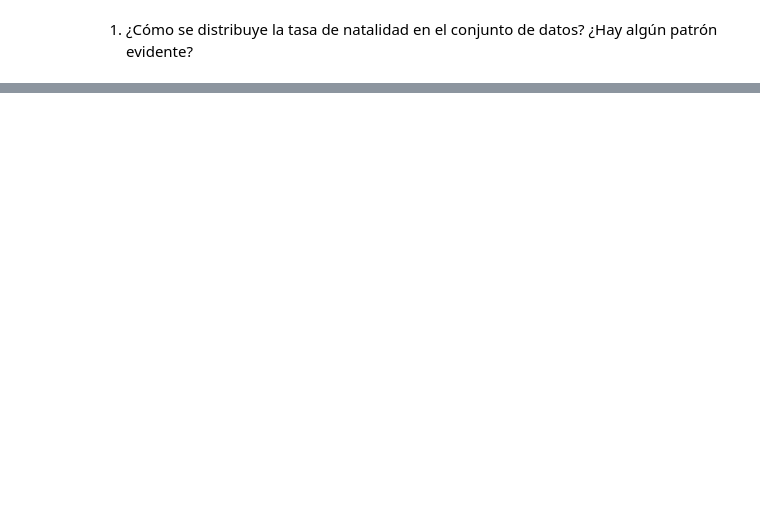
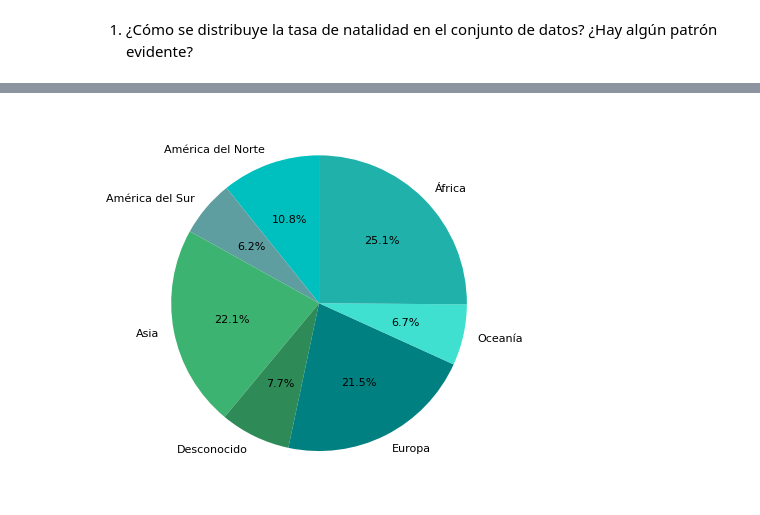
Before and after one commit to Adalab/Promo-F-da-modulo3-sprint2-pairprogramming_Reyes_Marga, a Jupyter notebook: 7_pair_visualizacion.ipynb, the cells around one changed output, grey strips where cells are left out. Cells and saved outputs as stored; diff of their text form; code cells hidden in the pictures; blank space fills up the shorter version.

```diff
--- a/7_pair_visualizacion.ipynb
+++ b/7_pair_visualizacion.ipynb
@@ -39,0 +86,3 @@ Index(['price', 'retail_price', 'units_sold', 'uses_ad_boosts', 'rating_x',
+# %%
+df_continentes = df_pair.groupby("continente")["country"].count().reset_index()
+df_continentes
@@ -39,0 +98,15 @@ Index(['price', 'retail_price', 'units_sold', 'uses_ad_boosts', 'rating_x',
+# %%
+# lo primero que vamos a hacer es definir una lista para definir los colores que queremos para cada una de las categorías.
+# Esta lista debe tener tantos elementos como categorías tenemos en la columna de estudio (en este caso 7)
+colores = ["c", "cadetblue", "mediumseagreen", "seagreen", "teal", "turquoise", "lightseagreen"]
+
+
+# creamos el gráfico basándonos en el DataFrame que hemos creado en el paso anterior
+plt.pie("country", labels= "continente",
+        data = df_continentes,
+        autopct=  '%1.1f%%',
+        colors = colores,
+        textprops={'fontsize': 8},
+        startangle=90);
+# %% [output]
+[figure, added]
```
Also changed, not shown: parts of 25 cells of this notebook, 1 other file.
